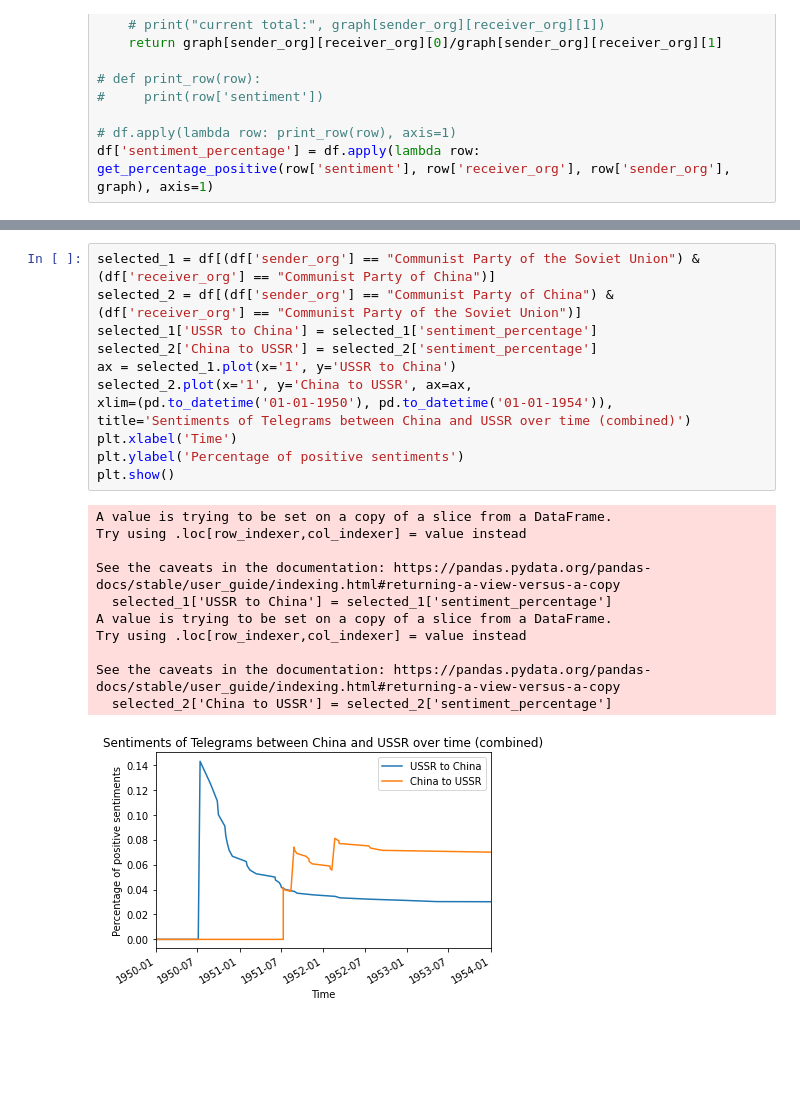
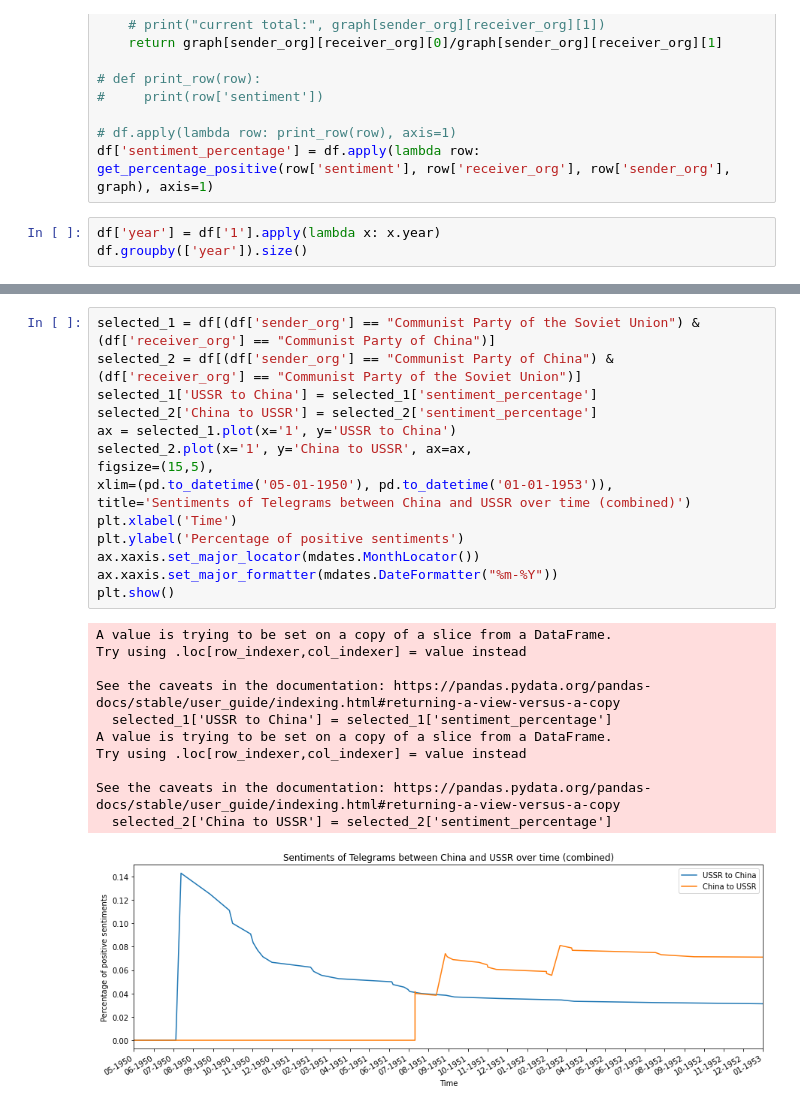
Before and after one commit to ks0m1c/lmaozhedong, a Jupyter notebook: relationship_analysis.ipynb, the cells around one changed output, grey strips where cells are left out. Saved outputs shown, nothing was run; the diff lists cells and outputs as text; blank space fills up the shorter version.

```diff
--- a/relationship_analysis.ipynb
+++ b/relationship_analysis.ipynb
@@ -63,3 +63,6 @@ def get_percentage_positive(sentiment, receiver_org, sender_org, graph):
 
 # df.apply(lambda row: print_row(row), axis=1)
 df['sentiment_percentage'] = df.apply(lambda row: get_percentage_positive(row['sentiment'], row['receiver_org'], row['sender_org'], graph), axis=1)
+# %%
+df['year'] = df['1'].apply(lambda x: x.year)
+df.groupby(['year']).size()
@@ -88,24 +116,27 @@ plt.show()
 # %%
 selected_1 = df[(df['sender_org'] == "Communist Party of the Soviet Union") & (df['receiver_org'] == "Communist Party of China")]
 selected_2 = df[(df['sender_org'] == "Communist Party of China") & (df['receiver_org'] == "Communist Party of the Soviet Union")]
 selected_1['USSR to China'] = selected_1['sentiment_percentage']
 selected_2['China to USSR'] = selected_2['sentiment_percentage']
 ax = selected_1.plot(x='1', y='USSR to China')
 selected_2.plot(x='1', y='China to USSR', ax=ax,
-xlim=(pd.to_datetime('01-01-1950'), pd.to_datetime('01-01-1954')),
+figsize=(15,5),
+xlim=(pd.to_datetime('05-01-1950'), pd.to_datetime('01-01-1953')),
 title='Sentiments of Telegrams between China and USSR over time (combined)')
 plt.xlabel('Time')
 plt.ylabel('Percentage of positive sentiments')
+ax.xaxis.set_major_locator(mdates.MonthLocator())
+ax.xaxis.set_major_formatter(mdates.DateFormatter("%m-%Y"))
 plt.show()
 # %% [output]
 A value is trying to be set on a copy of a slice from a DataFrame.
 Try using .loc[row_indexer,col_indexer] = value instead
 
 See the caveats in the documentation: https://pandas.pydata.org/pandas-docs/stable/user_guide/indexing.html#returning-a-view-versus-a-copy
   selected_1['USSR to China'] = selected_1['sentiment_percentage']
 A value is trying to be set on a copy of a slice from a DataFrame.
 Try using .loc[row_indexer,col_indexer] = value instead
 
 See the caveats in the documentation: https://pandas.pydata.org/pandas-docs/stable/user_guide/indexing.html#returning-a-view-versus-a-copy
   selected_2['China to USSR'] = selected_2['sentiment_percentage']
-[figure, old version]
+[figure, new version]
```
Also changed, not shown: parts of 3 cells of this notebook, 1 other file.
